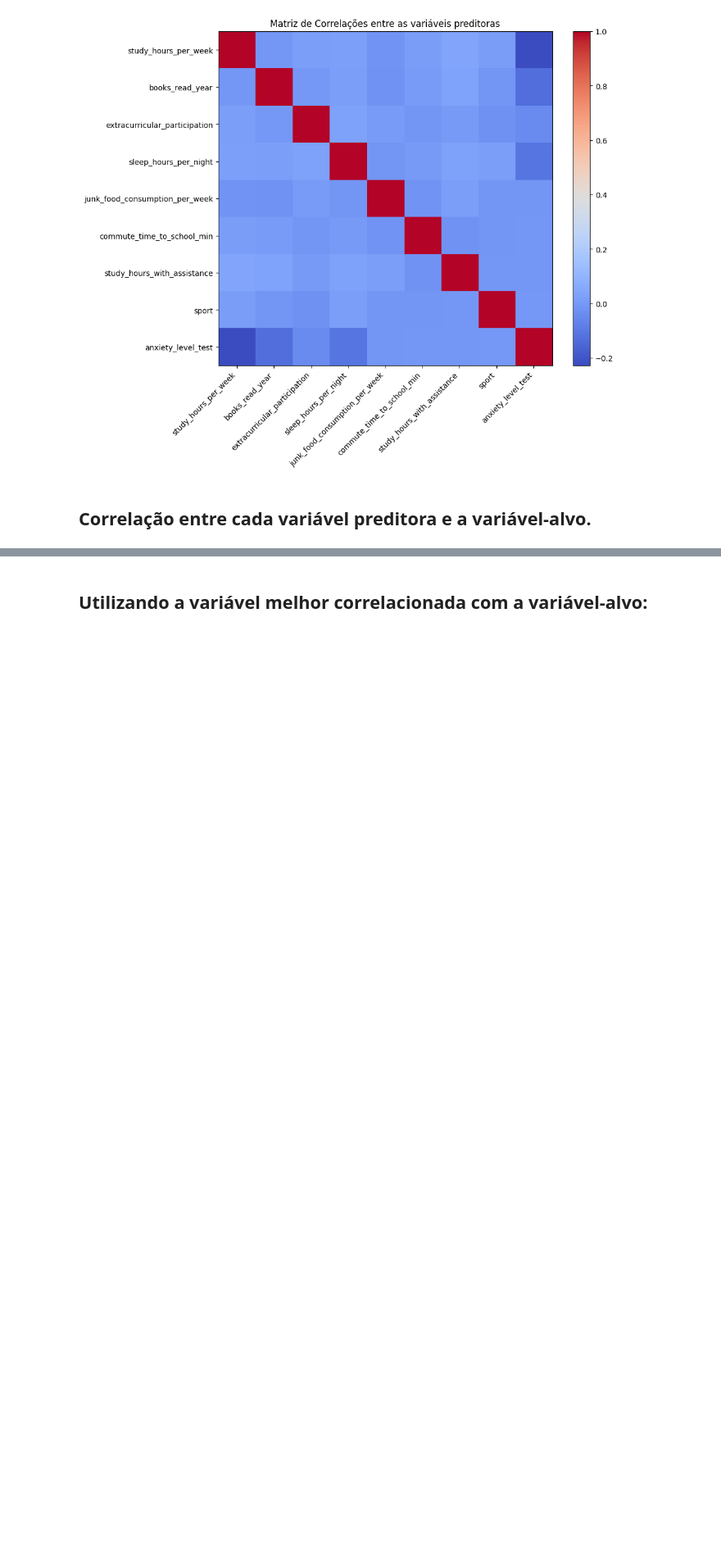
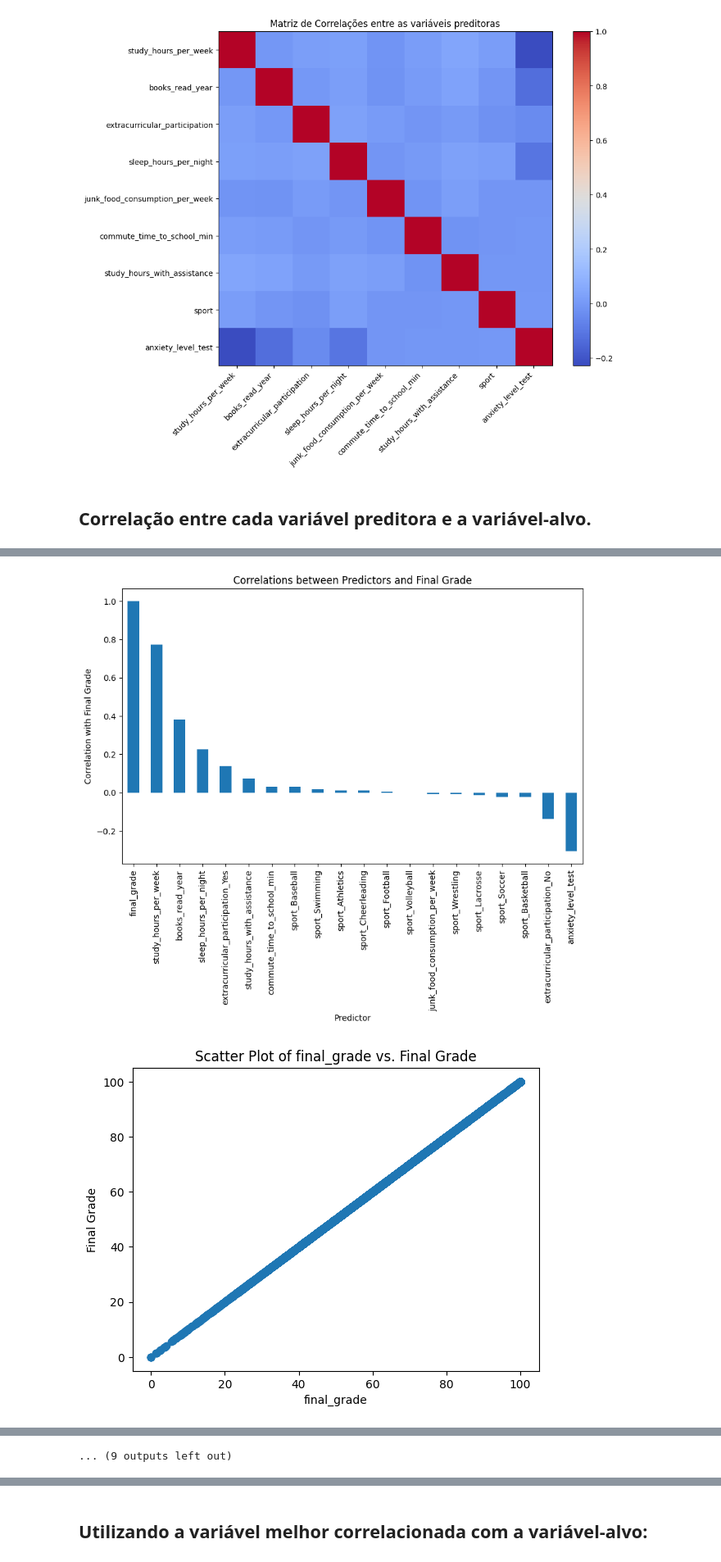
Before and after one commit to nathanzilgo/Data-Science-Notebooks, a Jupyter notebook: Regressão_Múltipla_para_previsão_de_Desempenho_Acadêmico.ipynb, the cells around one changed output, grey strips where cells are left out. Shown at 82% size. Drawn from its saved outputs; the diff is of its cells as text; code cells hidden in the pictures; blank space fills up the shorter version.

```diff
--- a/Regressão_Múltipla_para_previsão_de_Desempenho_Acadêmico.ipynb
+++ b/Regressão_Múltipla_para_previsão_de_Desempenho_Acadêmico.ipynb
@@ -154,0 +165,4 @@ plt.show()
+# %%
+df = pd.get_dummies(df, columns=['sport', 'extracurricular_participation'])
+
+df.head()
@@ -154,0 +176,22 @@ plt.show()
+# %%
+correlations = df.corr()['final_grade'].sort_values(ascending=False)
+
+# Plot the correlations
+plt.figure(figsize=(10, 6))
+correlations.plot(kind='bar')
+plt.xlabel('Predictor')
+plt.ylabel('Correlation with Final Grade')
+plt.title('Correlations between Predictors and Final Grade')
+plt.show()
+
+# Create scatter plots for each predictor against the target variable
+for predictor in correlations.index:
+    plt.figure()
+    plt.scatter(df[predictor], df['final_grade'])
+    plt.xlabel(predictor)
+    plt.ylabel('Final Grade')
+    plt.title('Scatter Plot of {} vs. Final Grade'.format(predictor))
+    plt.show()
+# %% [output]
+[figure, added]
+[figure, added]
@@ -154,0 +208 @@ plt.show()
+... (9 outputs left out)
```
Also changed, not shown: parts of 21 cells of this notebook.
